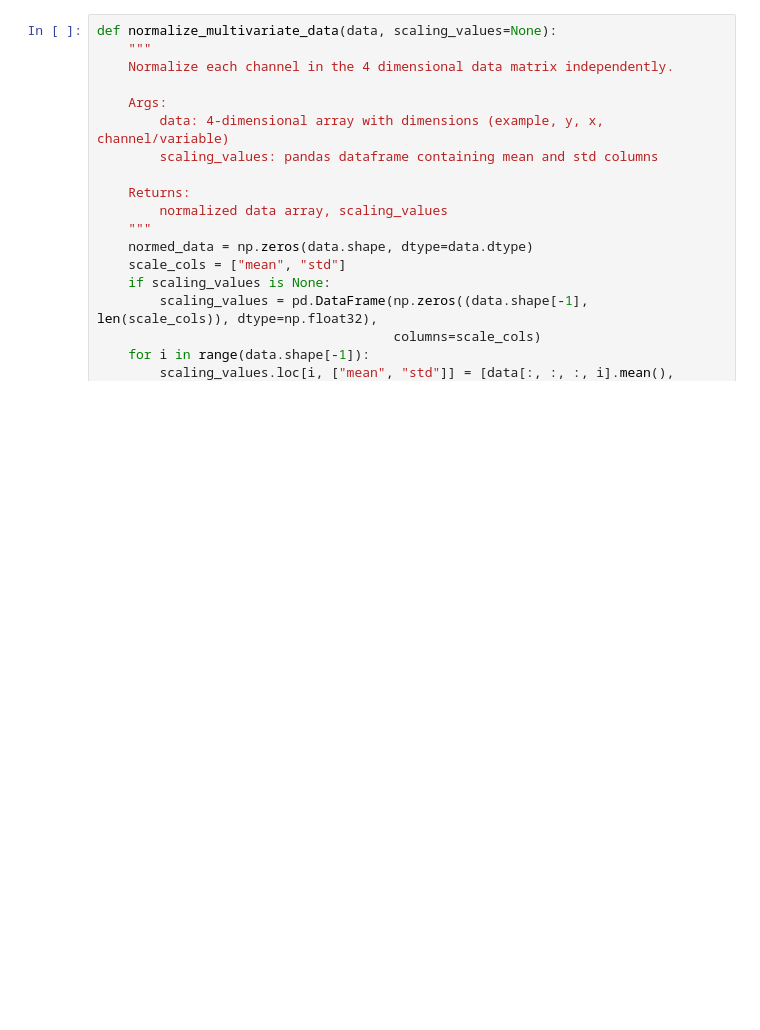
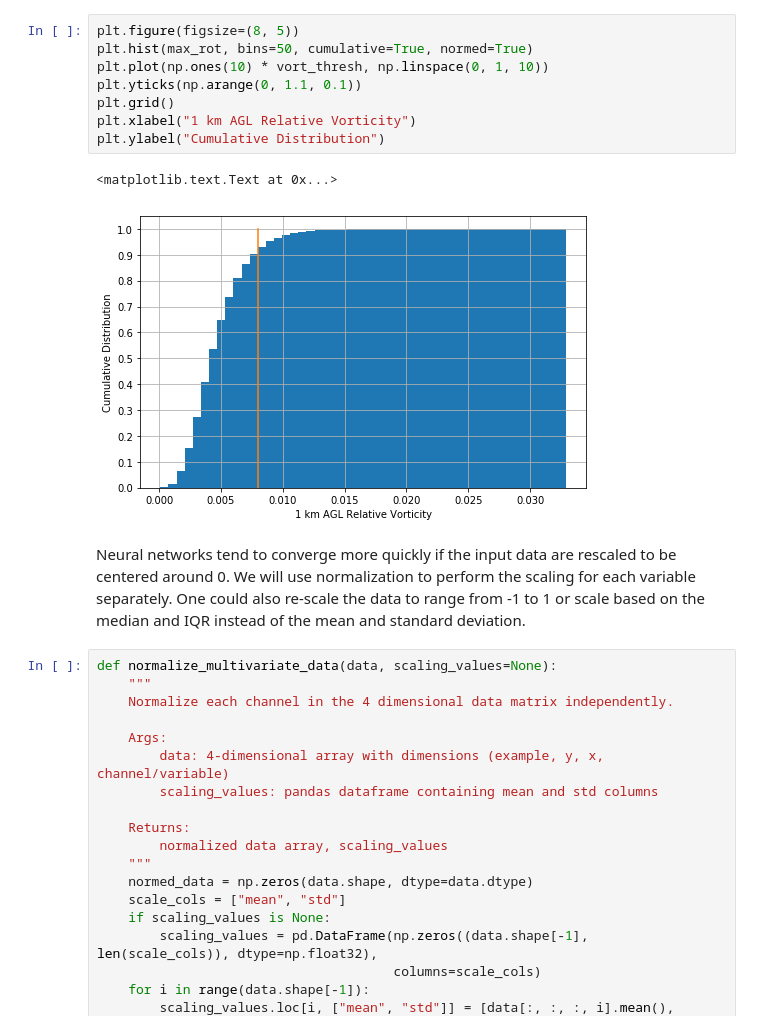
Before and after one commit to djgagne/swirlnet, a Jupyter notebook: notebooks/deep_swirl_tutorial.ipynb, the cells around one changed output. Drawn from its saved outputs; the diff is of its cells as text; blank space fills up the shorter version.

Commit message:
Added lots of text to notebook

```diff
--- a/notebooks/deep_swirl_tutorial.ipynb
+++ b/notebooks/deep_swirl_tutorial.ipynb
@@ -65,3 +137,16 @@ del valid_times
+# %%
+plt.figure(figsize=(8, 5))
+plt.hist(max_rot, bins=50, cumulative=True, normed=True)
+plt.plot(np.ones(10) * vort_thresh, np.linspace(0, 1, 10))
+plt.yticks(np.arange(0, 1.1, 0.1))
+plt.grid()
+plt.xlabel("1 km AGL Relative Vorticity")
+plt.ylabel("Cumulative Distribution")
+# %% [output]
+<matplotlib.text.Text at 0x...>
+[figure, added]
+# %% [markdown]
+Neural networks tend to converge more quickly if the input data are rescaled to be centered around 0. We will use normalization to perform the scaling for each variable separately. One could also re-scale the data to range from -1 to 1 or scale based on the median and IQR instead of the mean and standard deviation.
 # %%
 def normalize_multivariate_data(data, scaling_values=None):
     """
```
Also changed, not shown: parts of 21 cells of this notebook.
